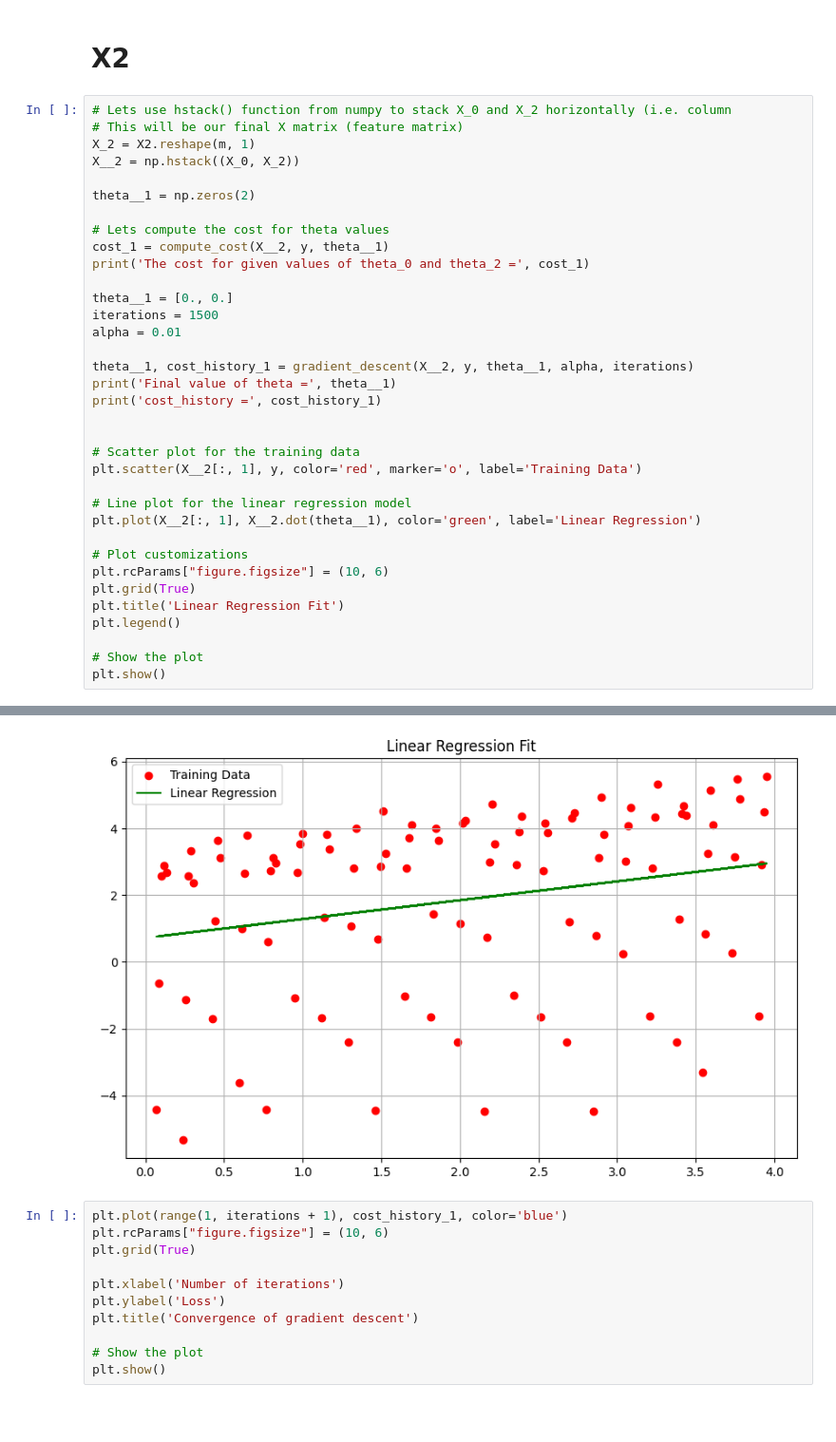
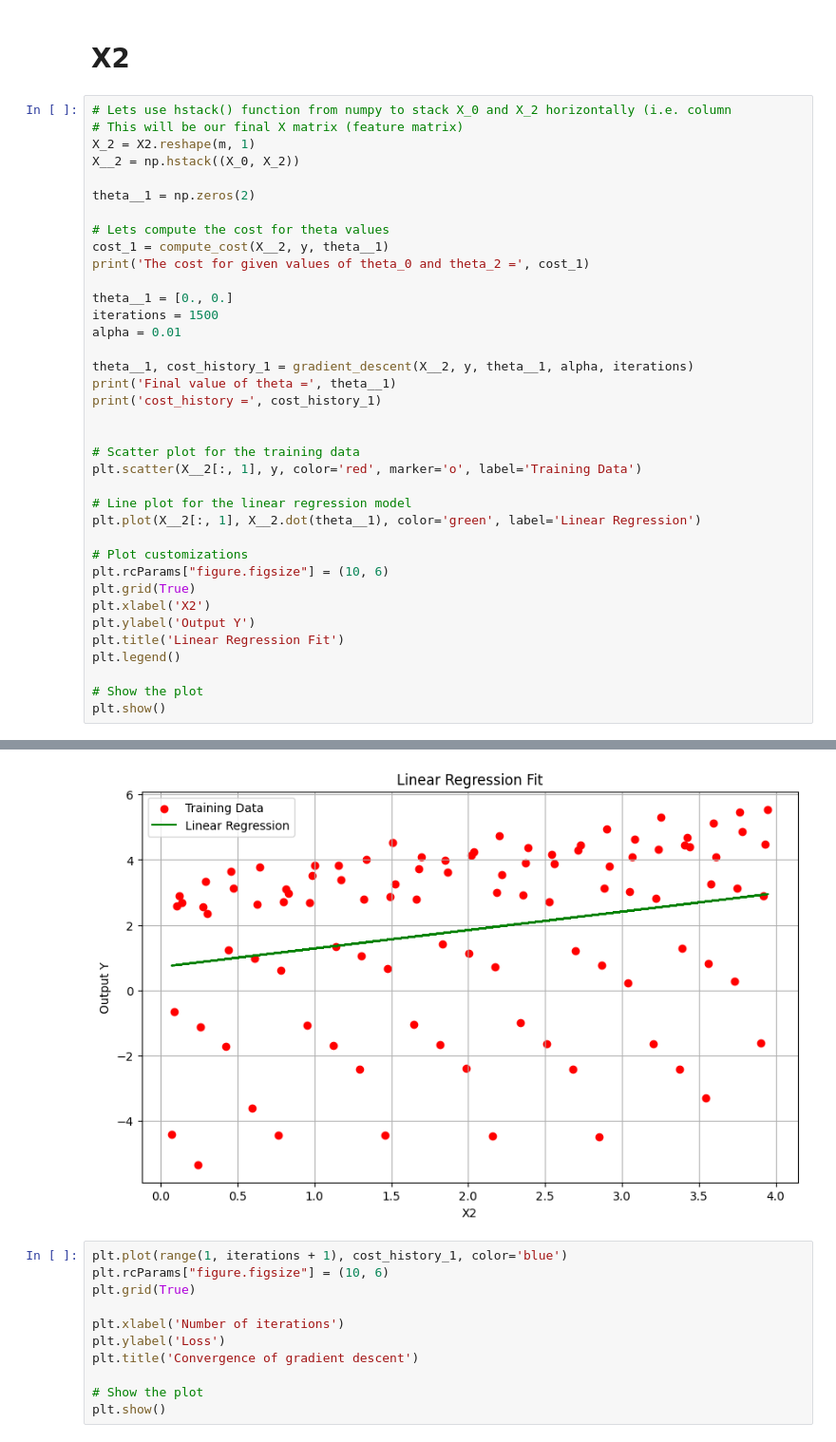
Before and after one commit to Swayyum/Intro-to-ML, a Jupyter notebook: HW1.ipynb, the cells around one changed output, grey strips where cells are left out. Shown at 95% size. Drawn from its saved outputs; the diff is of its cells as text; blank space fills up the shorter version.

```diff
--- a/HW1.ipynb
+++ b/HW1.ipynb
@@ -194,34 +196,36 @@ theta__1 = np.zeros(2)
 cost_1 = compute_cost(X__2, y, theta__1)
 print('The cost for given values of theta_0 and theta_2 =', cost_1)
 
 theta__1 = [0., 0.]
 iterations = 1500
 alpha = 0.01
 
 theta__1, cost_history_1 = gradient_descent(X__2, y, theta__1, alpha, iterations)
 print('Final value of theta =', theta__1)
 print('cost_history =', cost_history_1)
 
 
 # Scatter plot for the training data
 plt.scatter(X__2[:, 1], y, color='red', marker='o', label='Training Data')
 
 # Line plot for the linear regression model
 plt.plot(X__2[:, 1], X__2.dot(theta__1), color='green', label='Linear Regression')
 
 # Plot customizations
 plt.rcParams["figure.figsize"] = (10, 6)
 plt.grid(True)
+plt.xlabel('X2')
+plt.ylabel('Output Y')
 plt.title('Linear Regression Fit')
 plt.legend()
 
 # Show the plot
 plt.show()
 # %% [output]
 The cost for given values of theta_0 and theta_2 = 5.524438459196242
 Final value of theta = [0.71988473 0.56390334]
 cost_history = [5.29831663 5.09909109 4.92356115 ... 3.5993997  3.59939955 3.5993994 ]
-[figure, old version]
+[figure, new version]
 # %%
 plt.plot(range(1, iterations + 1), cost_history_1, color='blue')
 plt.rcParams["figure.figsize"] = (10, 6)
```
Also changed, not shown: parts of 9 cells of this notebook.
